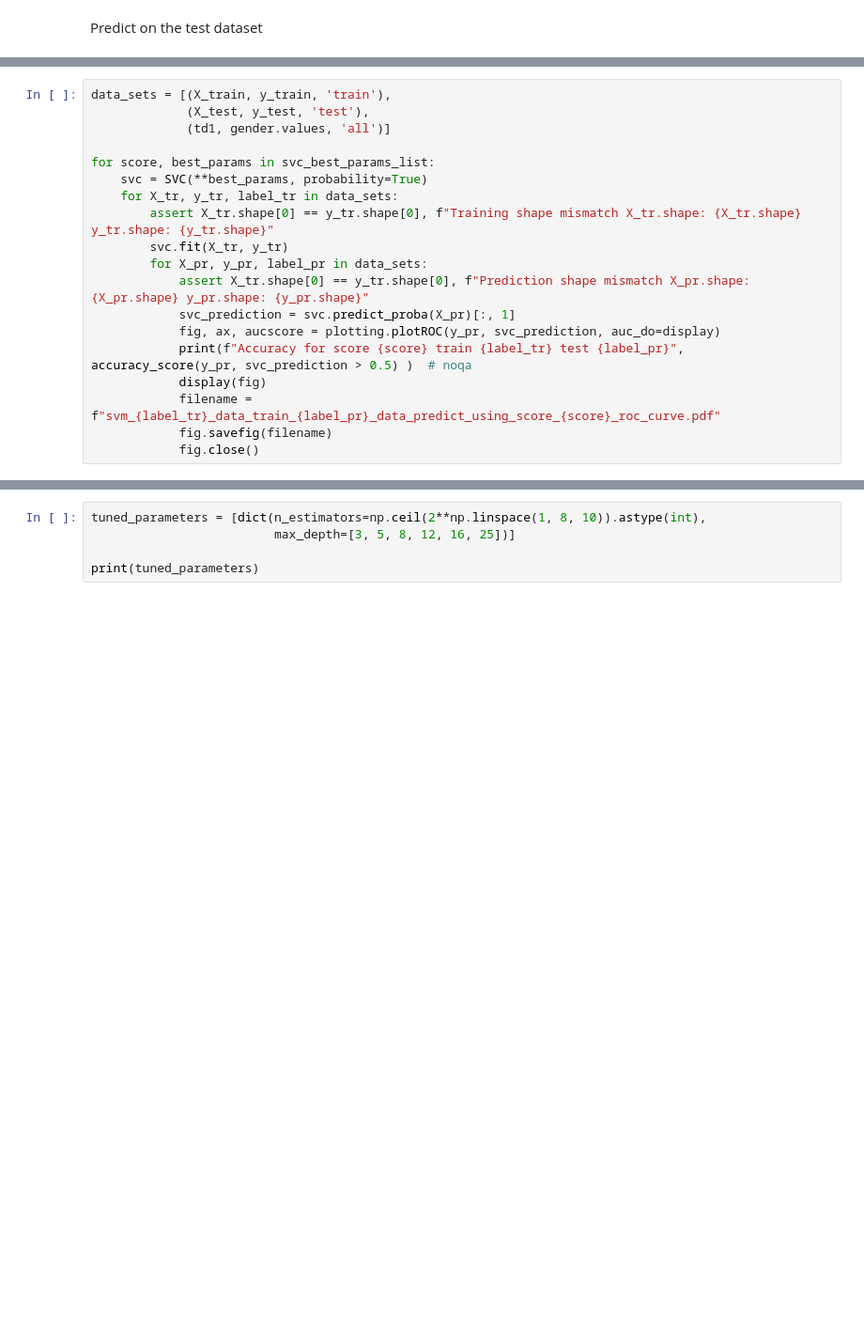
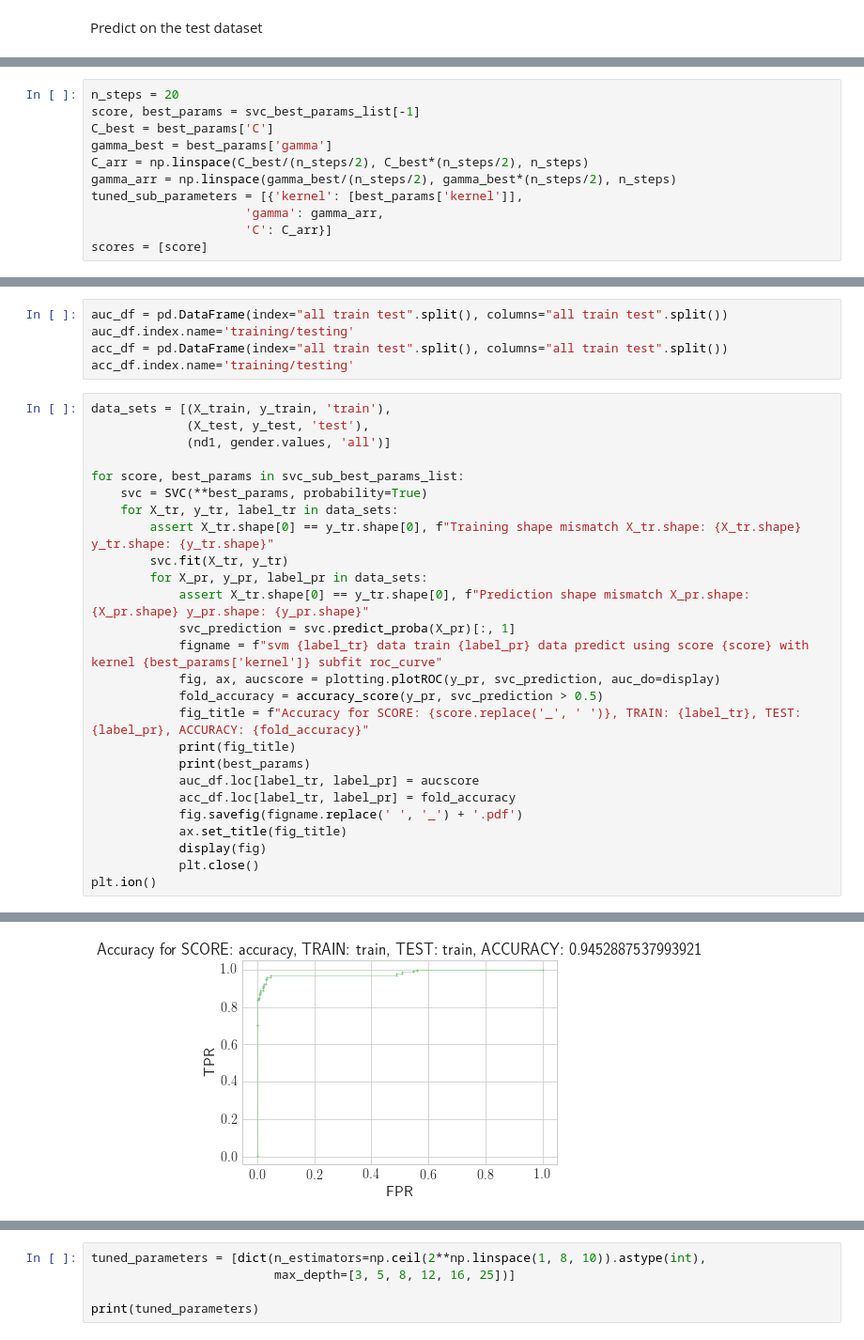
Before and after one commit to AllanLRH/master_thesis, a Jupyter notebook: joachim_exercise/joachim_exercise.ipynb, the cells around one changed output, grey strips where cells are left out. Shown at 94% size. Drawn from its saved outputs; the diff is of its cells as text; blank space fills up the shorter version.

```diff
--- a/joachim_exercise/joachim_exercise.ipynb
+++ b/joachim_exercise/joachim_exercise.ipynb
@@ -568,0 +817,11 @@ plt.ion()
+# %%
+n_steps = 20
+score, best_params = svc_best_params_list[-1]
+C_best = best_params['C']
+gamma_best = best_params['gamma']
+C_arr = np.linspace(C_best/(n_steps/2), C_best*(n_steps/2), n_steps)
+gamma_arr = np.linspace(gamma_best/(n_steps/2), gamma_best*(n_steps/2), n_steps)
+tuned_sub_parameters = [{'kernel': [best_params['kernel']],
+                     'gamma': gamma_arr,
+                     'C': C_arr}]
+scores = [score]
@@ -569,9 +880,14 @@ plt.ion()
+# %%
+auc_df = pd.DataFrame(index="all train test".split(), columns="all train test".split())
+auc_df.index.name='training/testing'
+acc_df = pd.DataFrame(index="all train test".split(), columns="all train test".split())
+acc_df.index.name='training/testing'
 # %%
 data_sets = [(X_train, y_train, 'train'),
              (X_test, y_test, 'test'),
-             (td1, gender.values, 'all')]
+             (nd1, gender.values, 'all')]
 
-for score, best_params in svc_best_params_list:
+for score, best_params in svc_sub_best_params_list:
     svc = SVC(**best_params, probability=True)
     for X_tr, y_tr, label_tr in data_sets:
         assert X_tr.shape[0] == y_tr.shape[0], f"Training shape mismatch X_tr.shape: {X_tr.shape} y_tr.shape: {y_tr.shape}"
@@ -579,9 +895,17 @@ for score, best_params in svc_best_params_list:
         for X_pr, y_pr, label_pr in data_sets:
             assert X_tr.shape[0] == y_tr.shape[0], f"Prediction shape mismatch X_pr.shape: {X_pr.shape} y_pr.shape: {y_pr.shape}"
             svc_prediction = svc.predict_proba(X_pr)[:, 1]
+            figname = f"svm {label_tr} data train {label_pr} data predict using score {score} with kernel {best_params['kernel']} subfit roc_curve"
             fig, ax, aucscore = plotting.plotROC(y_pr, svc_prediction, auc_do=display)
-            print(f"Accuracy for score {score} train {label_tr} test {label_pr}", accuracy_score(y_pr, svc_prediction > 0.5) )  # noqa
+            fold_accuracy = accuracy_score(y_pr, svc_prediction > 0.5)
+            fig_title = f"Accuracy for SCORE: {score.replace('_', ' ')}, TRAIN: {label_tr}, TEST: {label_pr}, ACCURACY: {fold_accuracy}"
+            print(fig_title)
+            print(best_params)
+            auc_df.loc[label_tr, label_pr] = aucscore
+            acc_df.loc[label_tr, label_pr] = fold_accuracy
+            fig.savefig(figname.replace(' ', '_') + '.pdf')
+            ax.set_title(fig_title)
             display(fig)
-            filename = f"svm_{label_tr}_data_train_{label_pr}_data_predict_using_score_{score}_roc_curve.pdf"
-            fig.savefig(filename)
-            fig.close()
+            plt.close()
+plt.ion()
+# %% [output]
@@ -587,0 +915 @@ for score, best_params in svc_best_params_list:
+[figure, added]
```
Also changed, not shown: parts of 70 cells of this notebook, 2 other files.
